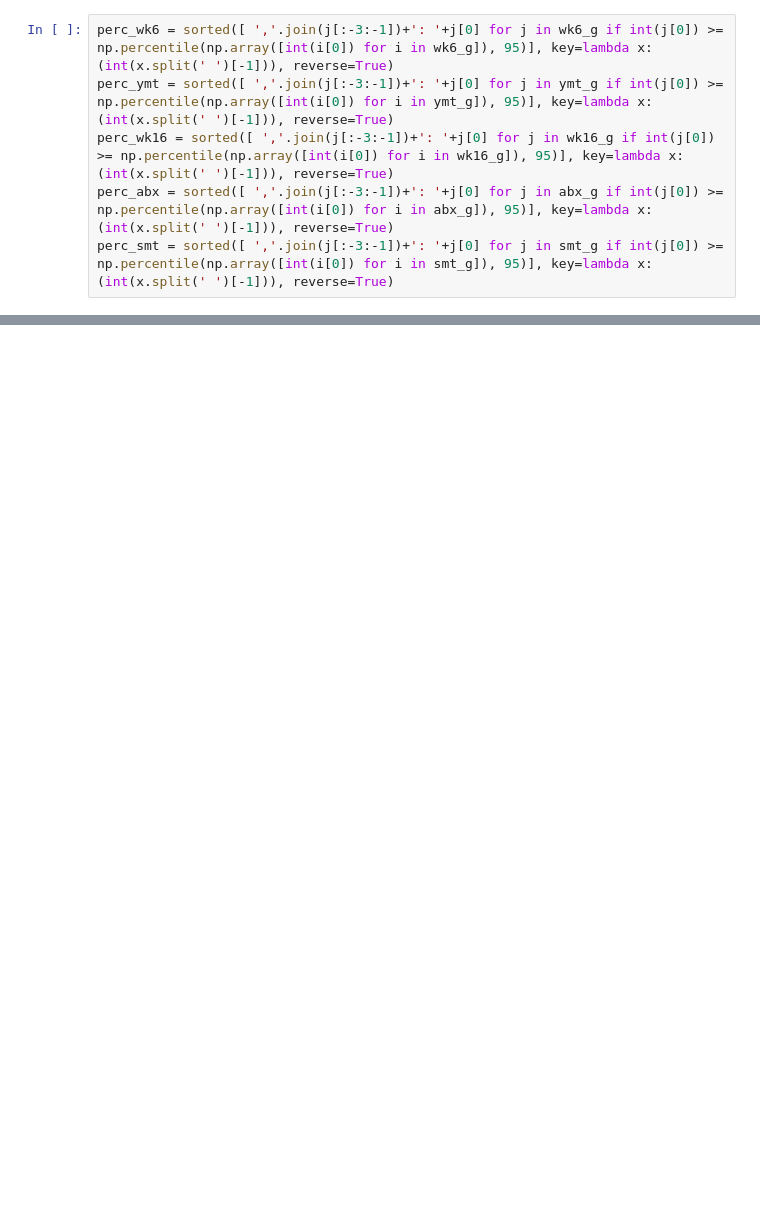
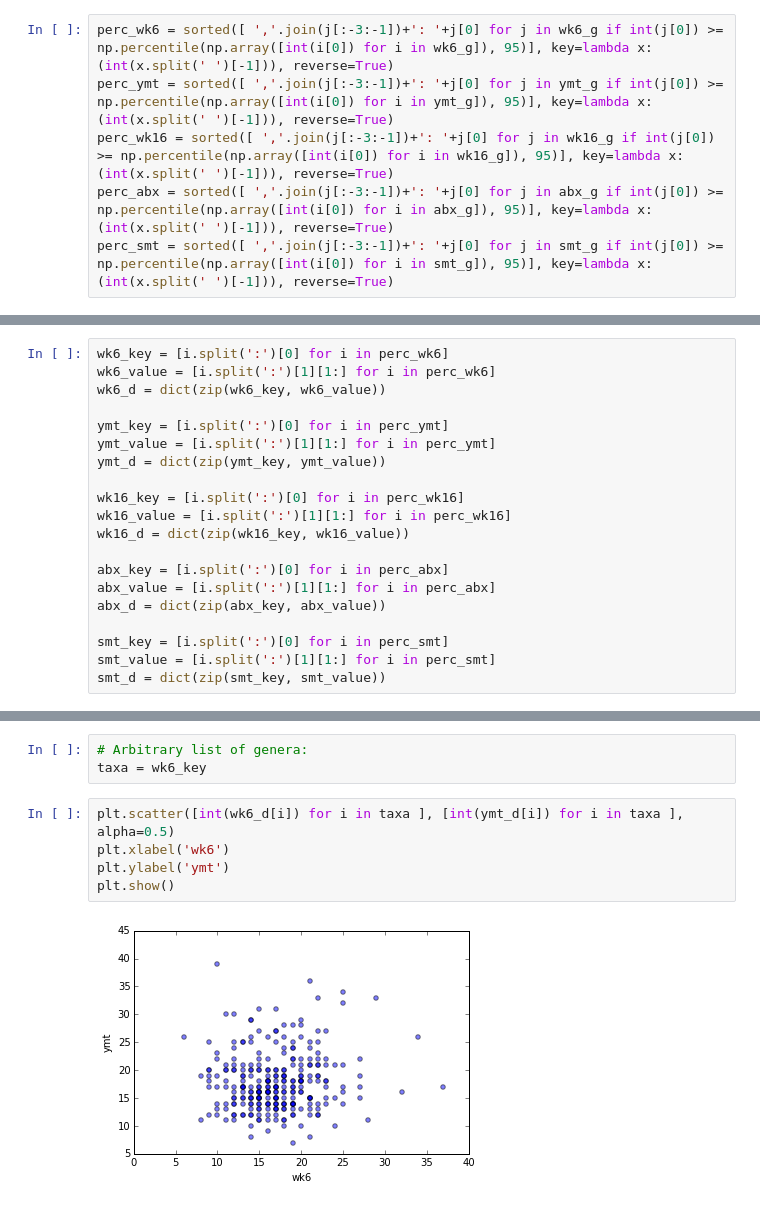
Before and after one commit to dvalenzano/uBiome_Network, a Jupyter notebook: Network_distribution_powerfit.ipynb, the cells around one changed output, grey strips where cells are left out. Cells and saved outputs as stored; diff of their text form; blank space fills up the shorter version.

```diff
--- a/Network_distribution_powerfit.ipynb
+++ b/Network_distribution_powerfit.ipynb
@@ -401,0 +440,20 @@ for i in [1,2,3,4,5]:
+# %%
+wk6_key = [i.split(':')[0] for i in perc_wk6]
+wk6_value = [i.split(':')[1][1:] for i in perc_wk6]
+wk6_d = dict(zip(wk6_key, wk6_value))
+
+ymt_key = [i.split(':')[0] for i in perc_ymt]
+ymt_value = [i.split(':')[1][1:] for i in perc_ymt]
+ymt_d = dict(zip(ymt_key, ymt_value))
+
+wk16_key = [i.split(':')[0] for i in perc_wk16]
+wk16_value = [i.split(':')[1][1:] for i in perc_wk16]
+wk16_d = dict(zip(wk16_key, wk16_value))
+
+abx_key = [i.split(':')[0] for i in perc_abx]
+abx_value = [i.split(':')[1][1:] for i in perc_abx]
+abx_d = dict(zip(abx_key, abx_value))
+
+smt_key = [i.split(':')[0] for i in perc_smt]
+smt_value = [i.split(':')[1][1:] for i in perc_smt]
+smt_d = dict(zip(smt_key, smt_value))
@@ -401,0 +471,10 @@ for i in [1,2,3,4,5]:
+# %%
+# Arbitrary list of genera:
+taxa = wk6_key
+# %%
+plt.scatter([int(wk6_d[i]) for i in taxa ], [int(ymt_d[i]) for i in taxa ], alpha=0.5)
+plt.xlabel('wk6')
+plt.ylabel('ymt')
+plt.show()
+# %% [output]
+[figure, added]
```
Also changed, not shown: parts of 8 cells of this notebook.
